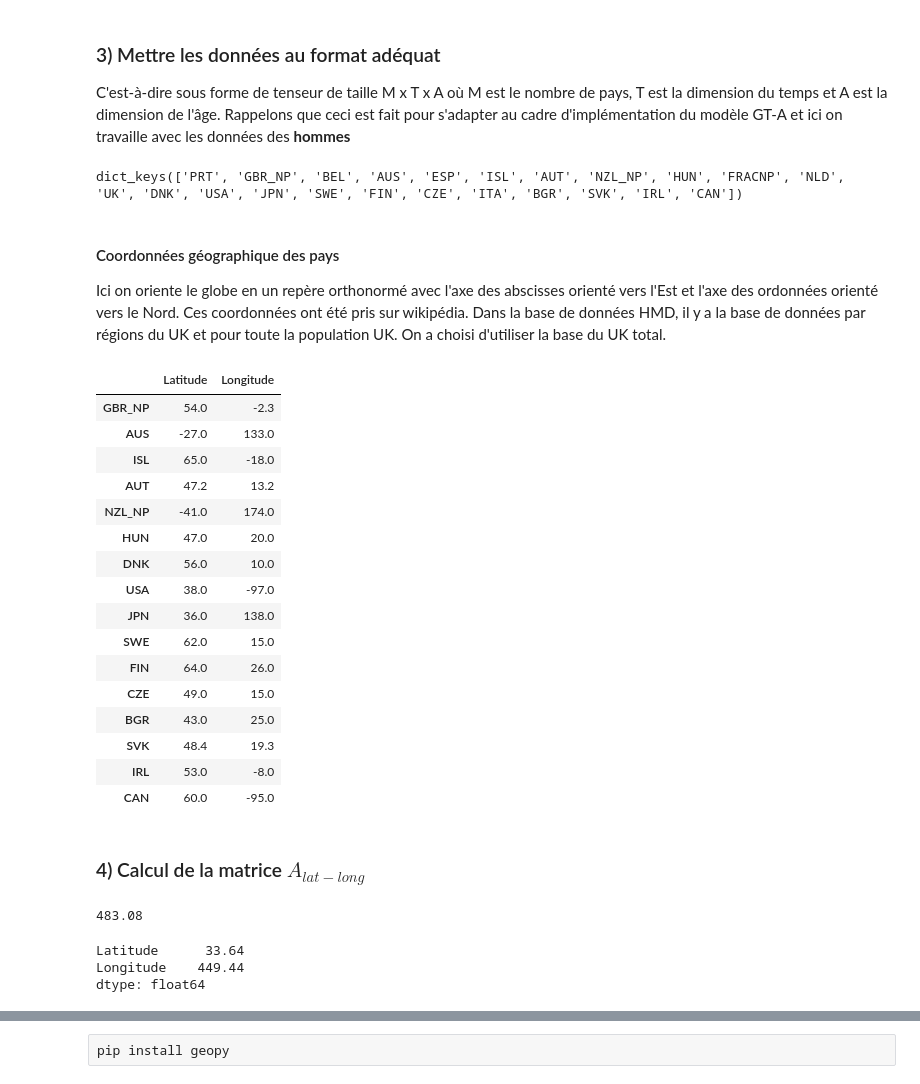
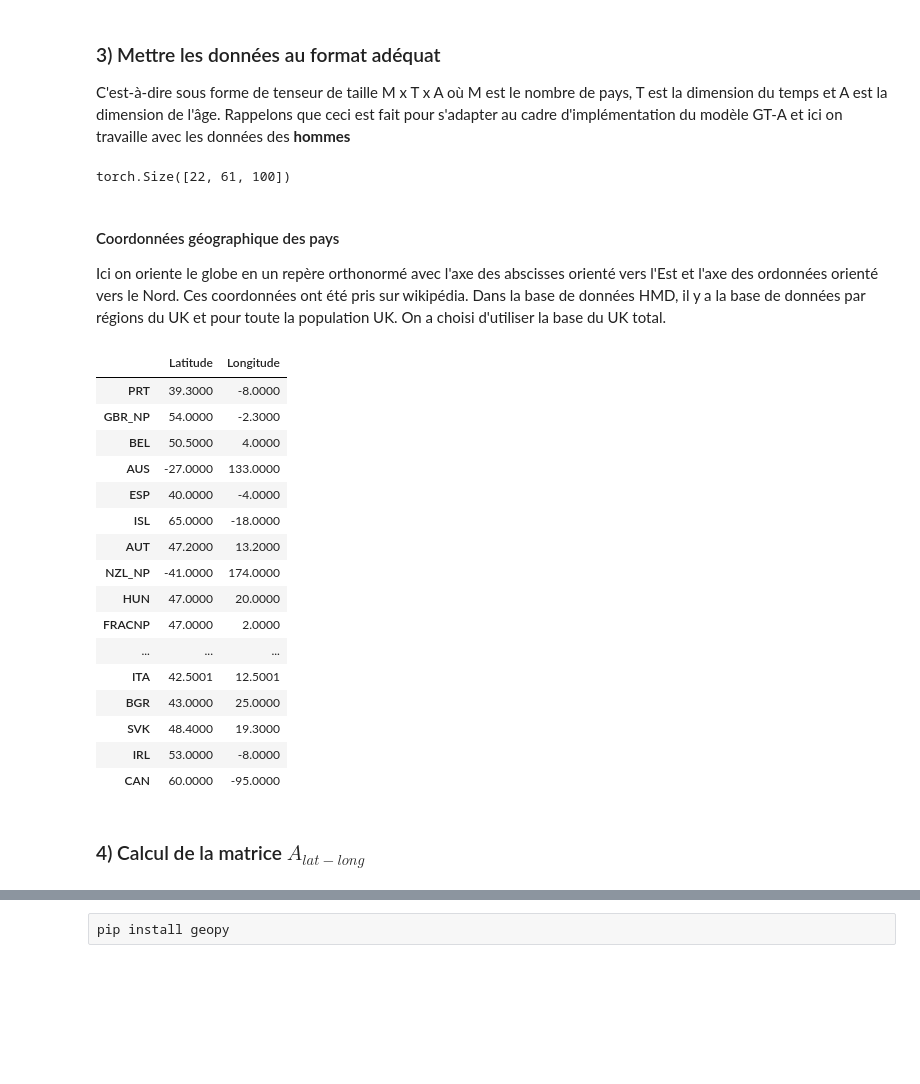
Before and after one commit to gojelas/multipopulation, a Jupyter notebook: GNN/GT-A last mortality rate model.ipynb, the cells around one changed output, grey strips where cells are left out. Cells and saved outputs as stored; diff of their text form; code cells hidden in the pictures; blank space fills up the shorter version.

```diff
--- a/GNN/GT-A last mortality rate model.ipynb
+++ b/GNN/GT-A last mortality rate model.ipynb
@@ -141,57 +118,47 @@ X = torch.FloatTensor(len(data.keys()), T, A)
 countries = data.keys()
 for i,country in enumerate(countries):
     X[i]= torch.tensor(__data_reshaping(data[country]))
-# %%
-data.keys()
-# %% [output]
-dict_keys(['PRT', 'GBR_NP', 'BEL', 'AUS', 'ESP', 'ISL', 'AUT', 'NZL_NP', 'HUN', 'FRACNP', 'NLD', 'UK', 'DNK', 'USA', 'JPN', 'SWE', 'FIN', 'CZE', 'ITA', 'BGR', 'SVK', 'IRL', 'CAN'])
+# %%
+X.shape
+# %% [output]
+torch.Size([22, 61, 100])
 # %% [markdown]
 #### Coordonnées géographique des pays
 Ici on oriente le globe en un repère orthonormé avec l'axe des abscisses orienté vers l'Est et l'axe des ordonnées orienté vers le Nord. Ces coordonnées ont été pris sur wikipédia. Dans la base de données HMD, il y a la base de données par régions du UK et pour toute la population UK. On a choisi d'utiliser la base du UK total.
 # %%
 country = ['AUT','AUS','GBR_NP','ISL','NZL_NP', 'HUN', 'DNK', 'USA', 'JPN',
            'SWE', 'FIN', 'CZE', 'BGR', 'SVK', 'IRL', 'CAN', 'PRT', 'BEL', 'ESP',
-           'FRA', 'NLD', 'ITA']
+           'FRACNP', 'NLD', 'ITA']
 coord = np.array([[47.20, 13.20],[-27.00, 133.00], [54.00, -2.30], [65.00, -18.00],
                  [-41.00, 174.00], [47.00, 20.00], [56.00, 10.00], [38.00, -97.00],
                  [36.00, 138.00], [62.00, 15.00], [64.00, 26.00], [49.00, 15.00],
                  [43.00, 25.00], [48.40, 19.30], [53.00, -8.00], [60.00, -95.00],
                  [39.30, -8.00], [50.50, 4.00], [40.00, -4.00], [47.00, 2.00],
-                 [51.55, 5.34]])
+                 [51.55, 5.34], [42.5001, 12.5001]])
 
 geo_coord = pd.DataFrame(coord, index=country, columns=['Latitude', 'Longitude'])
 geo_coord = geo_coord.loc[list(data.keys())]
 geo_coord
 # %% [output]
 |  | Latitude | Longitude |
-| GBR_NP | 54.0 | -2.3 |
-| AUS | -27.0 | 133.0 |
-| ISL | 65.0 | -18.0 |
-| AUT | 47.2 | 13.2 |
-| NZL_NP | -41.0 | 174.0 |
-| HUN | 47.0 | 20.0 |
-| DNK | 56.0 | 10.0 |
-| USA | 38.0 | -97.0 |
-| JPN | 36.0 | 138.0 |
-| SWE | 62.0 | 15.0 |
-| FIN | 64.0 | 26.0 |
-| CZE | 49.0 | 15.0 |
-| BGR | 43.0 | 25.0 |
-| SVK | 48.4 | 19.3 |
-| IRL | 53.0 | -8.0 |
-| CAN | 60.0 | -95.0 |
+| PRT | 39.3000 | -8.0000 |
+| GBR_NP | 54.0000 | -2.3000 |
+| BEL | 50.5000 | 4.0000 |
+| AUS | -27.0000 | 133.0000 |
+| ESP | 40.0000 | -4.0000 |
+| ISL | 65.0000 | -18.0000 |
+| AUT | 47.2000 | 13.2000 |
+| NZL_NP | -41.0000 | 174.0000 |
+| HUN | 47.0000 | 20.0000 |
+| FRACNP | 47.0000 | 2.0000 |
+| ... | ... | ... |
+| ITA | 42.5001 | 12.5001 |
+| BGR | 43.0000 | 25.0000 |
+| SVK | 48.4000 | 19.3000 |
+| IRL | 53.0000 | -8.0000 |
+| CAN | 60.0000 | -95.0000 |
 # %% [markdown]
 ### 4) Calcul de la matrice $A_{lat-long}$
-# %%
-np.sum((geo_coord.loc['AUT']-geo_coord.loc['IRL'])**2)
-# %% [output]
-483.08
-# %%
-(geo_coord.loc['AUT']-geo_coord.loc['IRL'])**2
-# %% [output]
-Latitude      33.64
-Longitude    449.44
-dtype: float64
 # %%
 n_countries = len(data.keys())
 A_lat_long = torch.FloatTensor(n_countries, n_countries)
```
Also changed, not shown: parts of 16 cells of this notebook, 1 other file.
